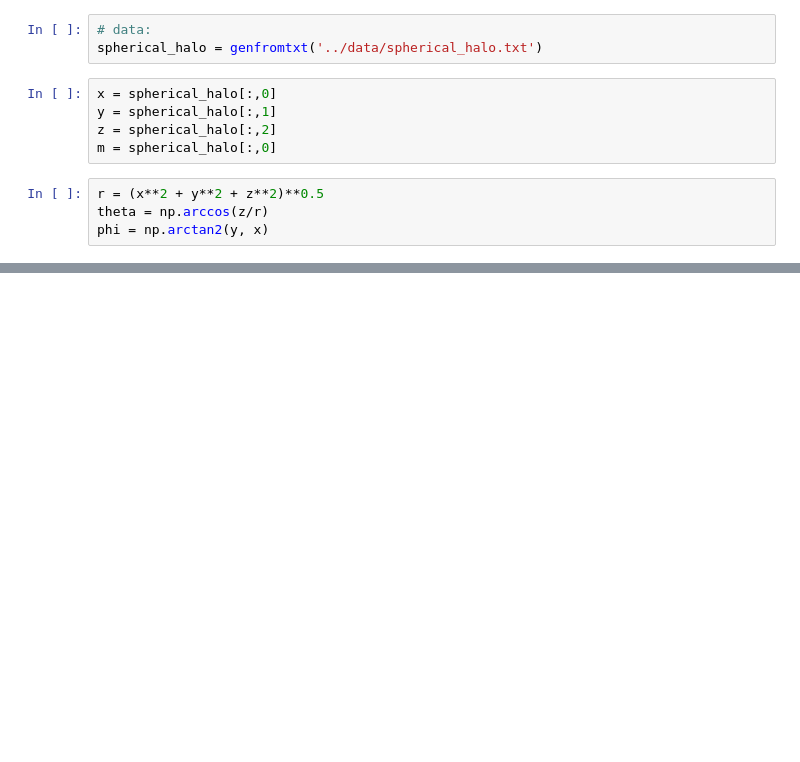
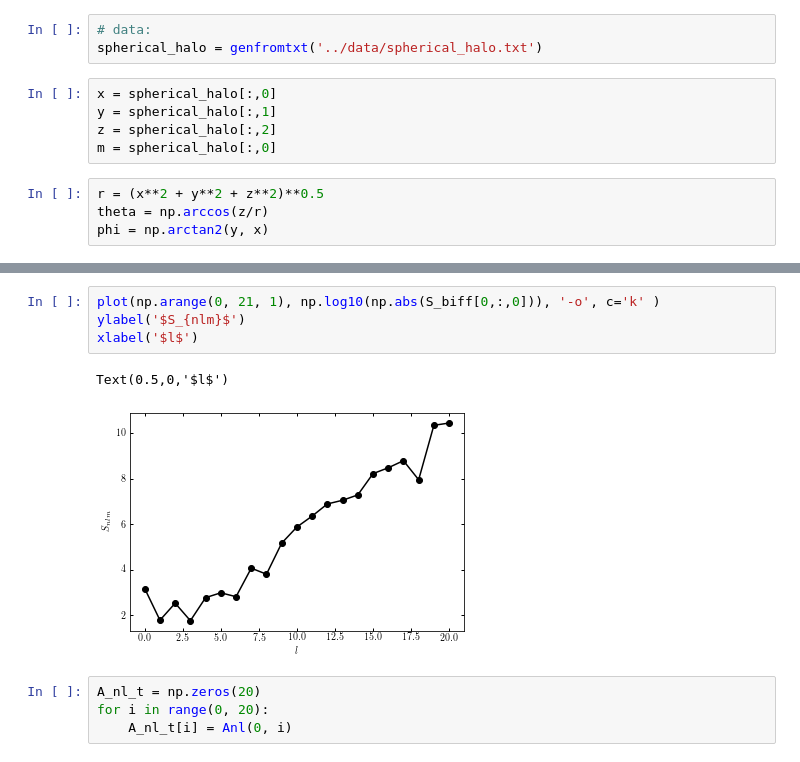
Before and after one commit to jngaravitoc/BFE-c, a Jupyter notebook: code/computing_coefficients.ipynb, the cells around one changed output, grey strips where cells are left out. Cells and saved outputs as stored; diff of their text form; blank space fills up the shorter version.

```diff
--- a/code/computing_coefficients.ipynb
+++ b/code/computing_coefficients.ipynb
@@ -54,0 +95,11 @@ array([ 0.32574794+0.j,  0.33413773+0.j,  0.34700852+0.j, ...,
+# %%
+plot(np.arange(0, 21, 1), np.log10(np.abs(S_biff[0,:,0])), '-o', c='k' )
+ylabel('$S_{nlm}$')
+xlabel('$l$')
+# %% [output]
+Text(0.5,0,'$l$')
+[figure, added]
+# %%
+A_nl_t = np.zeros(20)
+for i in range(0, 20):
+    A_nl_t[i] = Anl(0, i)
```
Also changed, not shown: parts of 15 cells of this notebook.
